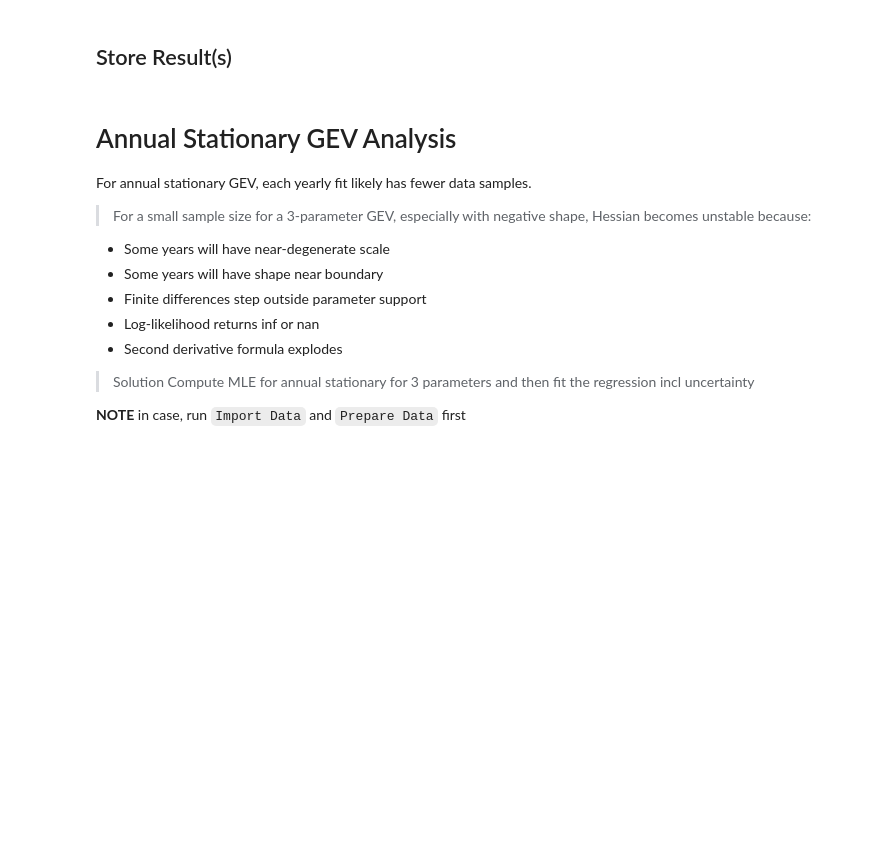
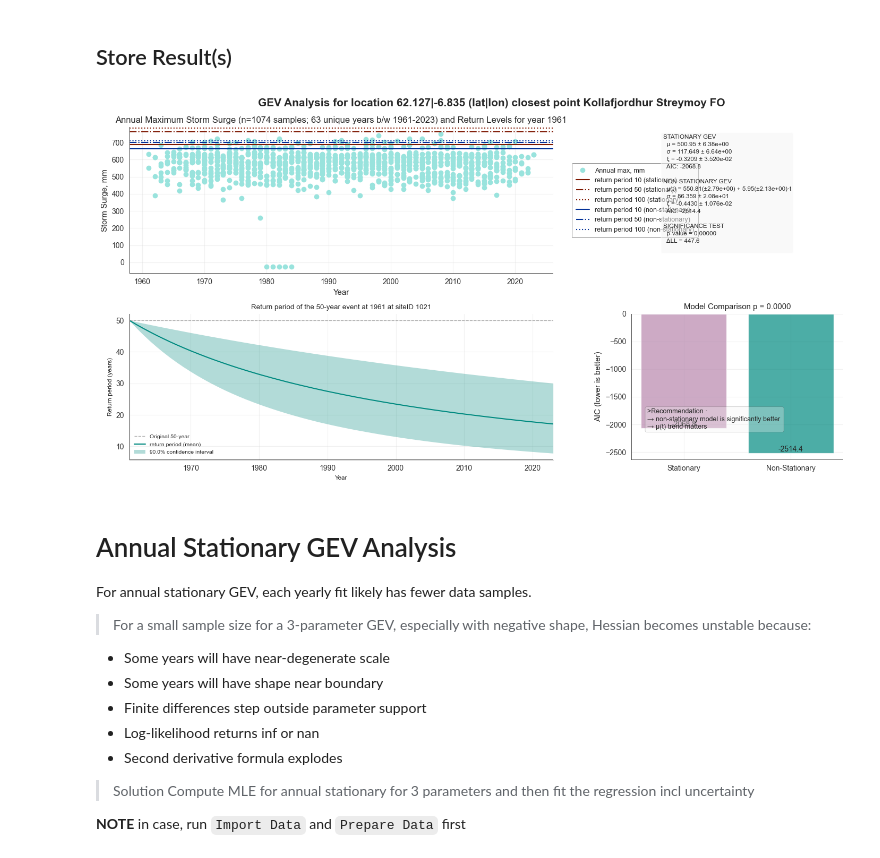
Before and after one commit to silviaelisabeth/SeaLevelExtremes, a Jupyter notebook: script/GEV_subset.ipynb, the cells around one changed output. Saved outputs shown, nothing was run; the diff lists cells and outputs as text; code cells hidden in the pictures; blank space fills up the shorter version.

```diff
--- a/script/GEV_subset.ipynb
+++ b/script/GEV_subset.ipynb
@@ -349,25 +340,26 @@ ut.save_pooled_results(results=results, data=None, base_dir=path_child_folder)
 # %%
 fig_dir = Path(path_child_folder) / "figures"
 fig_dir.mkdir(parents=True, exist_ok=True)
 
 for loc_id, result in results.items():
     fig = dbplt.plot_pooled_analysis_v2(
-        result=result, site_id=loc_id, return_periods=return_periods, plot_t_eval=[2026],
-        plot_evolution=[int(i.split('-')[0]) for i in plot_period_evolution],
-        leg_comparison_x=0.075, leg_comparison_y=0.35, box_parameters_x=0.45,  box_parameters_y= 0.95,
+        result=result, site_id=loc_id, t_eval_base=T_EVAL_BASE, return_period_base=RETURN_PERIOD_EVAL,
+        return_periods=RETURN_PERIODS, display_results=True, confidence_interval_pc=CONFIDENCE_INTERVAL,
+        plot_evolution=[int(i.split('-')[0]) for i in PLOT_PERIOD_EVOLUTION],
+        leg_comparison_x=0.075, leg_comparison_y=0.35, box_parameters_x=0.35,  box_parameters_y= 0.95,
         linestyle_trends = ['-', '--', '-.', ':', (0, (1, 1)), (0, (5, 10))], fontsize=12, figsize=(15, 7.5),
-        display_results=True
         )
 
     lat = str(result['LatLon'][0].round(3))
     lon = str(result['LatLon'][1].round(3))
     country = result['location_info'].split(' ')[-1].strip()
 
     fig.savefig(
-        fig_dir / f"location_{loc_id}_{country}_{lat}_{lon}_pooledGEVanalysis.png",
-        dpi=150, bbox_inches="tight"
+        fig_dir / f"location_{loc_id}_{country}_{lat}_{lon}_pooledGEVanalysis.png", dpi=150, bbox_inches="tight"
         )
     plt.close(fig)
+# %% [output]
+[figure, added]
 # %% [markdown]
 # Annual Stationary GEV Analysis
 
```
Also changed, not shown: parts of 11 cells of this notebook, 6 other files.
